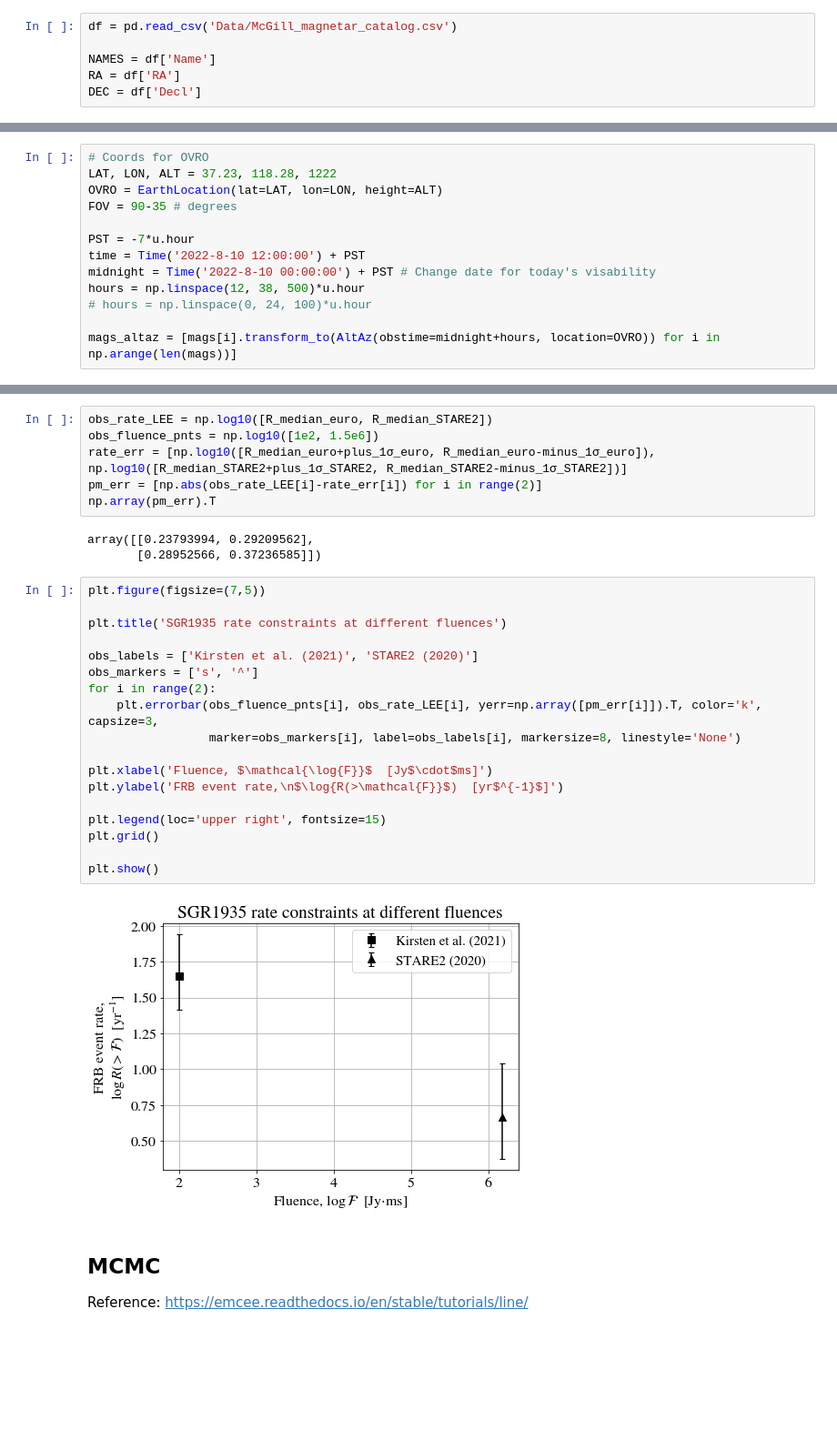
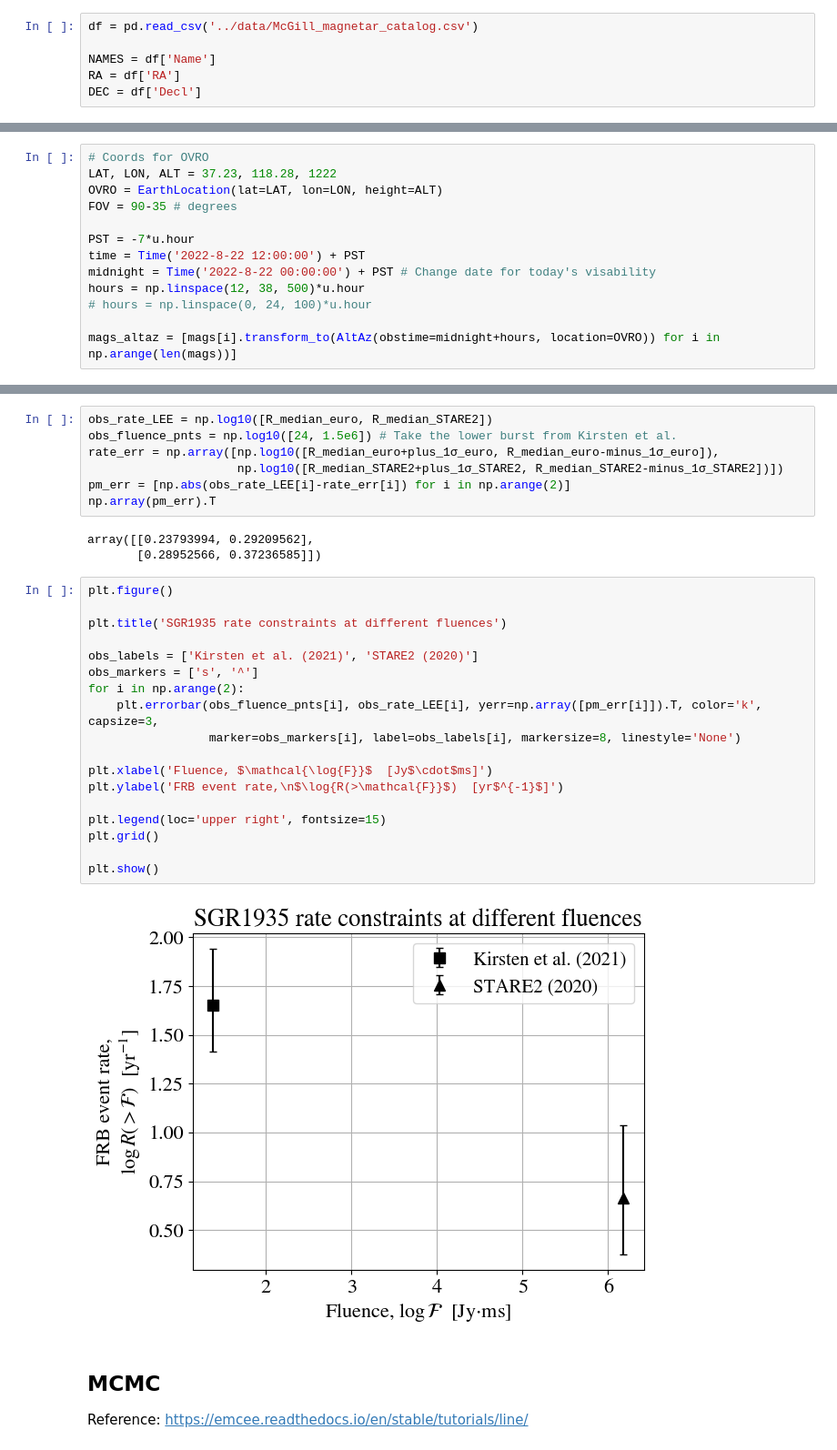
Before and after one commit to darbymccauley/Leuschner_FRB_Detection, a Jupyter notebook: notebooks/rates_vs_fluence.ipynb, the cells around one changed output, grey strips where cells are left out. Shown at 91% size. Saved outputs shown, nothing was run; the diff lists cells and outputs as text; blank space fills up the shorter version.

```diff
--- a/notebooks/rates_vs_fluence.ipynb
+++ b/notebooks/rates_vs_fluence.ipynb
@@ -20,7 +20,7 @@ plt.rcParams.update({'font.size': 16})
 
 Determining which magnetars are visible to STARE2 and for how long. This will be used when later working on model corrections that take into account the look-elsewhere effect.
 # %%
-df = pd.read_csv('Data/McGill_magnetar_catalog.csv')
+df = pd.read_csv('../data/McGill_magnetar_catalog.csv')
 
 NAMES = df['Name']
 RA = df['RA']
@@ -34,8 +34,8 @@ OVRO = EarthLocation(lat=LAT, lon=LON, height=ALT)
 FOV = 90-35 # degrees
 
 PST = -7*u.hour
-time = Time('2022-8-10 12:00:00') + PST
-midnight = Time('2022-8-10 00:00:00') + PST # Change date for today's visability
+time = Time('2022-8-22 12:00:00') + PST
+midnight = Time('2022-8-22 00:00:00') + PST # Change date for today's visability
 hours = np.linspace(12, 38, 500)*u.hour
 # hours = np.linspace(0, 24, 100)*u.hour
 
@@ -401,33 +401,34 @@ plt.show()
 ### With the look-elsewhere effect:
 # %%
 obs_rate_LEE = np.log10([R_median_euro, R_median_STARE2])
-obs_fluence_pnts = np.log10([1e2, 1.5e6])
-rate_err = [np.log10([R_median_euro+plus_1σ_euro, R_median_euro-minus_1σ_euro]), np.log10([R_median_STARE2+plus_1σ_STARE2, R_median_STARE2-minus_1σ_STARE2])]
-pm_err = [np.abs(obs_rate_LEE[i]-rate_err[i]) for i in range(2)]
+obs_fluence_pnts = np.log10([24, 1.5e6]) # Take the lower burst from Kirsten et al.
+rate_err = np.array([np.log10([R_median_euro+plus_1σ_euro, R_median_euro-minus_1σ_euro]),
+                     np.log10([R_median_STARE2+plus_1σ_STARE2, R_median_STARE2-minus_1σ_STARE2])])
+pm_err = [np.abs(obs_rate_LEE[i]-rate_err[i]) for i in np.arange(2)]
 np.array(pm_err).T
 # %% [output]
 array([[0.23793994, 0.29209562],
        [0.28952566, 0.37236585]])
 # %%
-plt.figure(figsize=(7,5))
+plt.figure()
 
 plt.title('SGR1935 rate constraints at different fluences')
 
 obs_labels = ['Kirsten et al. (2021)', 'STARE2 (2020)']
 obs_markers = ['s', '^']
-for i in range(2):
+for i in np.arange(2):
     plt.errorbar(obs_fluence_pnts[i], obs_rate_LEE[i], yerr=np.array([pm_err[i]]).T, color='k', capsize=3,
                  marker=obs_markers[i], label=obs_labels[i], markersize=8, linestyle='None')
 
 plt.xlabel('Fluence, $\mathcal{\log{F}}$  [Jy$\cdot$ms]')
 plt.ylabel('FRB event rate,\n$\log{R(>\mathcal{F}}$)  [yr$^{-1}$]')
 
 plt.legend(loc='upper right', fontsize=15)
 plt.grid()
 
 plt.show()
 # %% [output]
-[figure, old version]
+[figure, new version]
 # %% [markdown]
 ## MCMC
 
```
Also changed, not shown: parts of 41 cells of this notebook.
